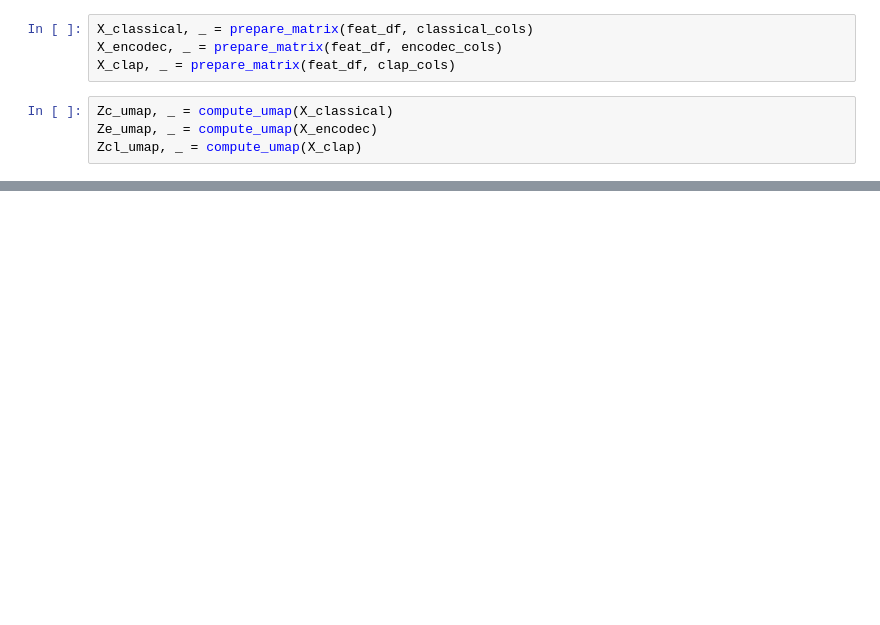
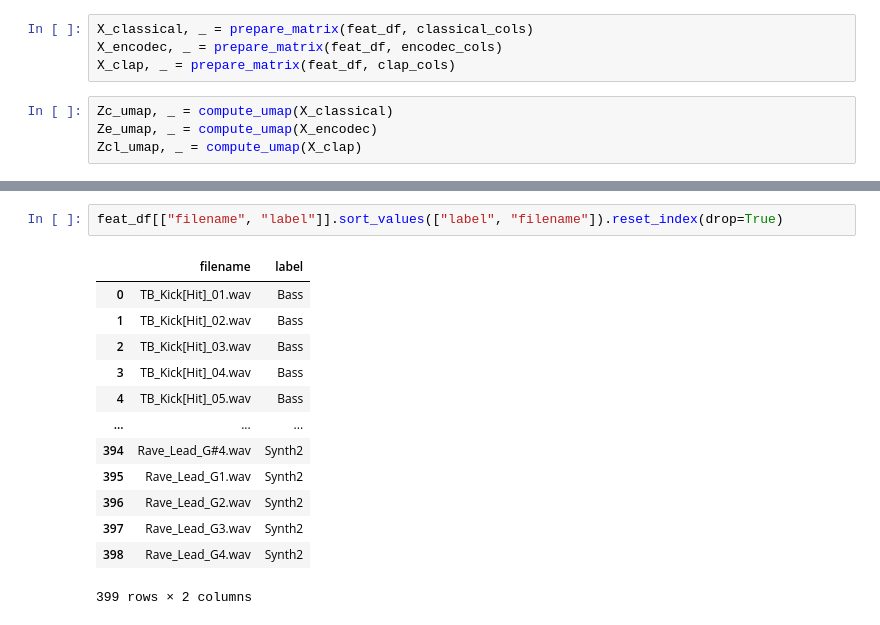
Before and after one commit to martiinsssssss/techno-representation, a Jupyter notebook: techno_audio_representations.ipynb, the cells around one changed output, grey strips where cells are left out. Drawn from its saved outputs; the diff is of its cells as text; blank space fills up the shorter version.

```diff
--- a/techno_audio_representations.ipynb
+++ b/techno_audio_representations.ipynb
@@ -161,3 +377,19 @@ summary_df
+# %%
+feat_df[["filename", "label"]].sort_values(["label", "filename"]).reset_index(drop=True)
+# %% [output]
+|  | filename | label |
+| 0 | TB_Kick[Hit]_01.wav | Bass |
+| 1 | TB_Kick[Hit]_02.wav | Bass |
+| 2 | TB_Kick[Hit]_03.wav | Bass |
+| 3 | TB_Kick[Hit]_04.wav | Bass |
+| 4 | TB_Kick[Hit]_05.wav | Bass |
+| ... | ... | ... |
+| 394 | Rave_Lead_G#4.wav | Synth2 |
+| 395 | Rave_Lead_G1.wav | Synth2 |
+| 396 | Rave_Lead_G2.wav | Synth2 |
+| 397 | Rave_Lead_G3.wav | Synth2 |
+| 398 | Rave_Lead_G4.wav | Synth2 |
+399 rows × 2 columns
 # %%
 scores_df = pd.DataFrame([
     {"feature_set": "classical", "silhouette_score": classical_sil},
```
Also changed, not shown: parts of 32 cells of this notebook.
